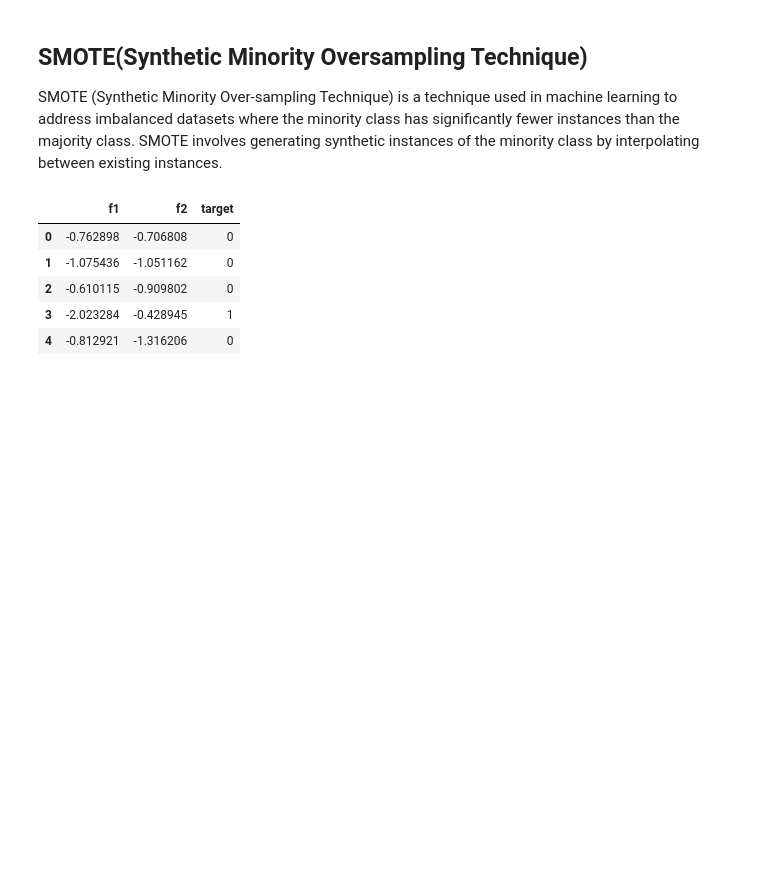
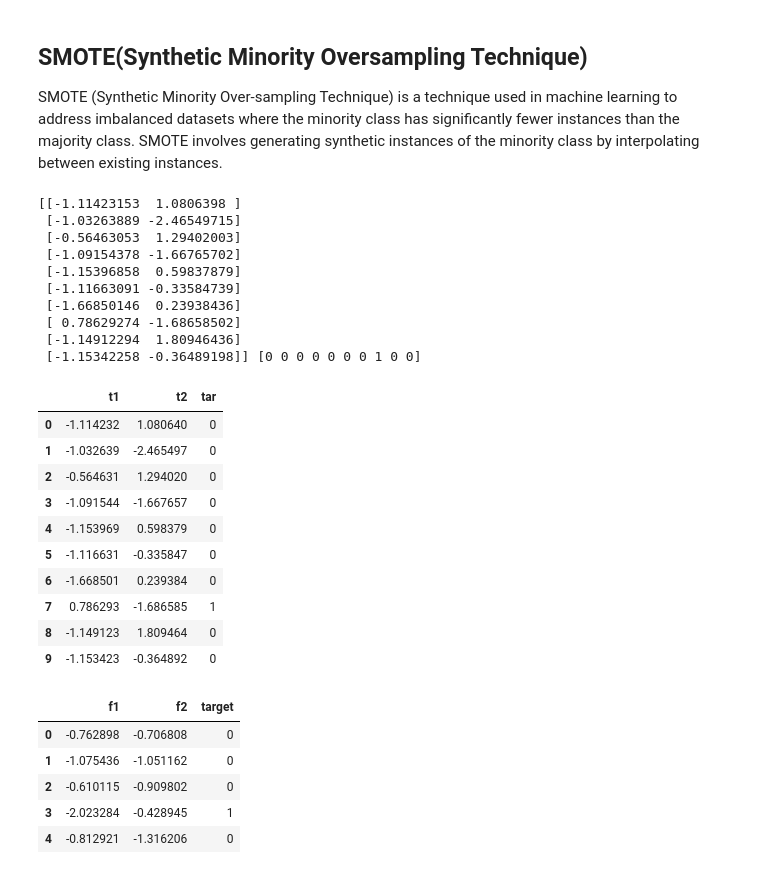
Before and after one commit to Navneet0094/Data-science, a Jupyter notebook: Feature Enginering/resources/3.0-SMOTE.ipynb, the cells around one changed output. Drawn from its saved outputs; the diff is of its cells as text; code cells hidden in the pictures; blank space fills up the shorter version.

```diff
--- a/Feature Enginering/resources/3.0-SMOTE.ipynb
+++ b/Feature Enginering/resources/3.0-SMOTE.ipynb
@@ -11,3 +17,33 @@ X,y=make_classification(n_samples=1000,n_redundant=0,n_features=2,n_clusters_per
+# %%
+# example to understand this
+# x me direct n_feat-> auto fill val, same in target in d
+c,d= make_classification(n_samples=10,n_redundant=0,n_features=2,weights=[0.8])
+print(c,d)
+edf1 = pd.DataFrame(c,columns=['t1','t2'])
+edf2 = pd.DataFrame(d,columns=['tar'])
+pd.concat([edf1,edf2],axis= 1)
+# %% [output]
+[[-1.11423153  1.0806398 ]
+ [-1.03263889 -2.46549715]
+ [-0.56463053  1.29402003]
+ [-1.09154378 -1.66765702]
+ [-1.15396858  0.59837879]
+ [-1.11663091 -0.33584739]
+ [-1.66850146  0.23938436]
+ [ 0.78629274 -1.68658502]
+ [-1.14912294  1.80946436]
+ [-1.15342258 -0.36489198]] [0 0 0 0 0 0 0 1 0 0]
+|  | t1 | t2 | tar |
+| 0 | -1.114232 | 1.080640 | 0 |
+| 1 | -1.032639 | -2.465497 | 0 |
+| 2 | -0.564631 | 1.294020 | 0 |
+| 3 | -1.091544 | -1.667657 | 0 |
+| 4 | -1.153969 | 0.598379 | 0 |
+| 5 | -1.116631 | -0.335847 | 0 |
+| 6 | -1.668501 | 0.239384 | 0 |
+| 7 | 0.786293 | -1.686585 | 1 |
+| 8 | -1.149123 | 1.809464 | 0 |
+| 9 | -1.153423 | -0.364892 | 0 |
 # %%
 import pandas as pd
 df1=pd.DataFrame(X,columns=['f1','f2'])
```
Also changed, not shown: parts of 9 cells of this notebook, 2 other files.
